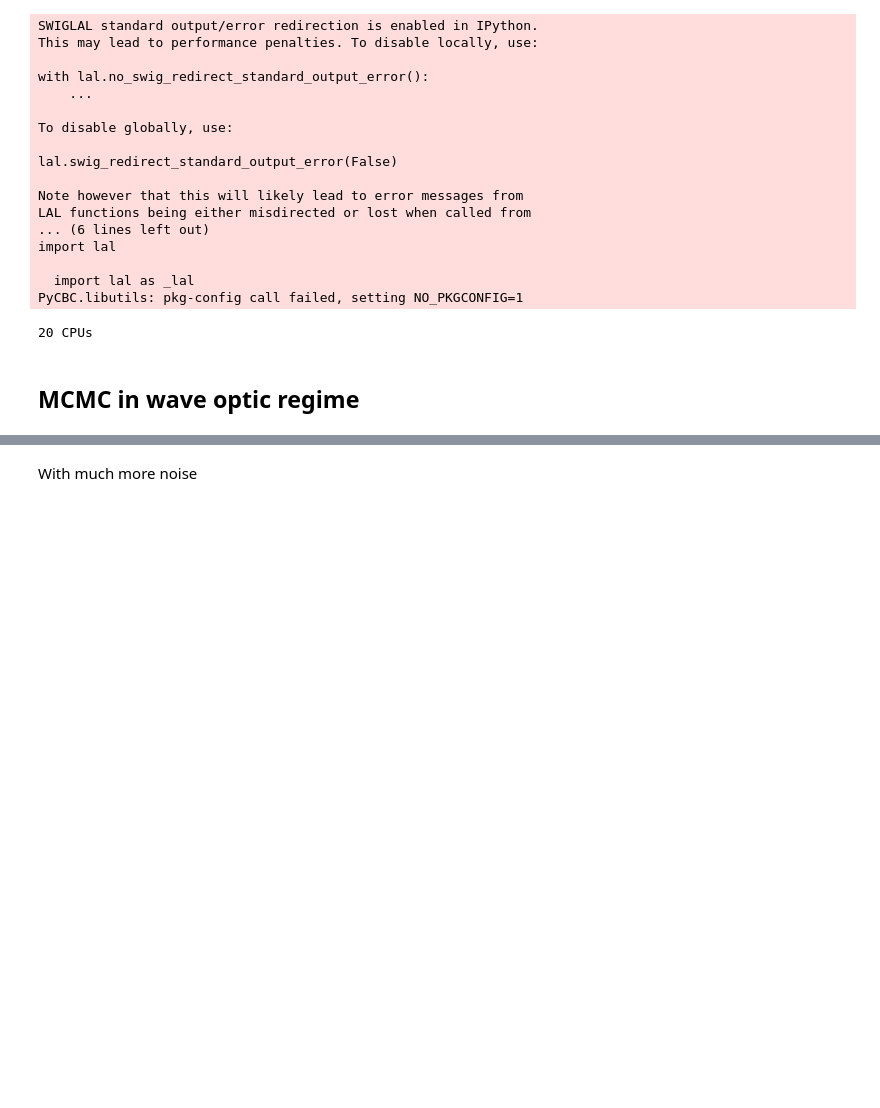
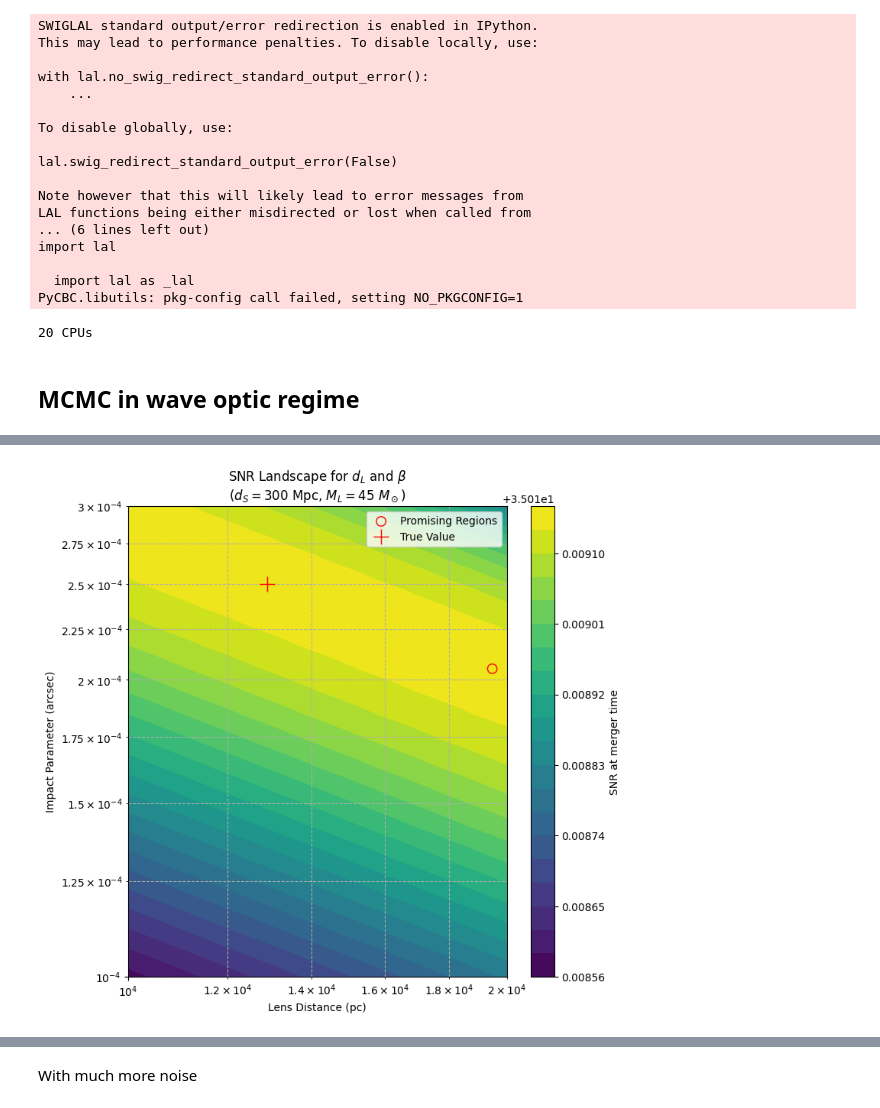
Before and after one commit to rspagn/personal, a Jupyter notebook: match_filt.ipynb, the cells around one changed output, grey strips where cells are left out. Saved outputs shown, nothing was run; the diff lists cells and outputs as text; code cells hidden in the pictures; blank space fills up the shorter version.

```diff
--- a/match_filt.ipynb
+++ b/match_filt.ipynb
@@ -245,0 +491,38 @@ hp_unlensed.to_frequencyseries().delta_f
+# %%
+# PLOT THE 2D HEATMAPS WITH PROMISING POINTS OVERLAID ---
+
+fig, ax = pylab.subplots(figsize=[8, 8])
+'''
+finite_mask = np.isfinite(max_snr_grid)
+min_chi_squared = chi_squared_grid[finite_mask]
+min_chi_squared = min_chi_squared.reshape(dl_grid.shape)
+#delta_chi_squared = chi_squared_grid - min_chi_squared
+
+#delta_chi_squared = chi_squared_grid - min_chi_squared
+
+#delta_chi_squared_masked = np.ma.masked_invalid(min_chi_squared)
+'''
+# Plot
+im2 = pylab.contourf(dl_grid , beta_grid ,max_snr_grid, levels=20, cmap = 'viridis')
+fig.colorbar(im2, ax=ax, label='SNR at merger time')
+ax.set_xscale('log')
+ax.set_yscale('log')
+ax.set_xlabel('Lens Distance (pc)')
+ax.set_ylabel('Impact Parameter (arcsec)')
+pylab.grid(True, which="both", ls="--")
+title_str = (f'SNR Landscape for $d_L$ and $\\beta$\n'
+             f'($d_S={fixed_ds_pc/1e6:.0f}$ Mpc, $M_L={fixed_lens_mass:.0f}$ $M_\\odot$)')
+ax.set_title(title_str)
+
+
+# Overlay the promising points on both plots
+if len(promising_dl) > 0:
+
+   ax.scatter(promising_dl , promising_beta ,
+                facecolors='none', edgecolors='r', s=80, label='Promising Regions')
+   ax.plot(true_dl_pc, true_beta_arcsec, 'r+', markersize=15, label='True Value')
+   ax.legend()
+
+pylab.show()
+# %% [output]
+[figure, added]
```
Also changed, not shown: parts of 11 cells of this notebook.
